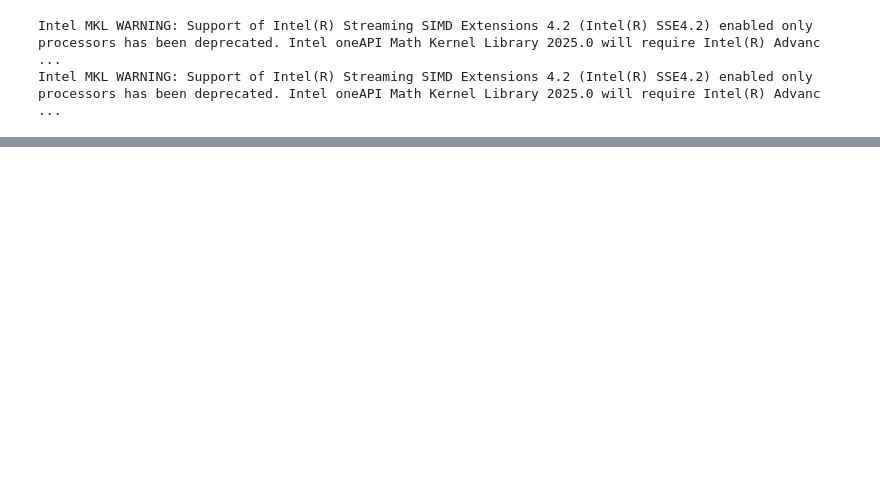
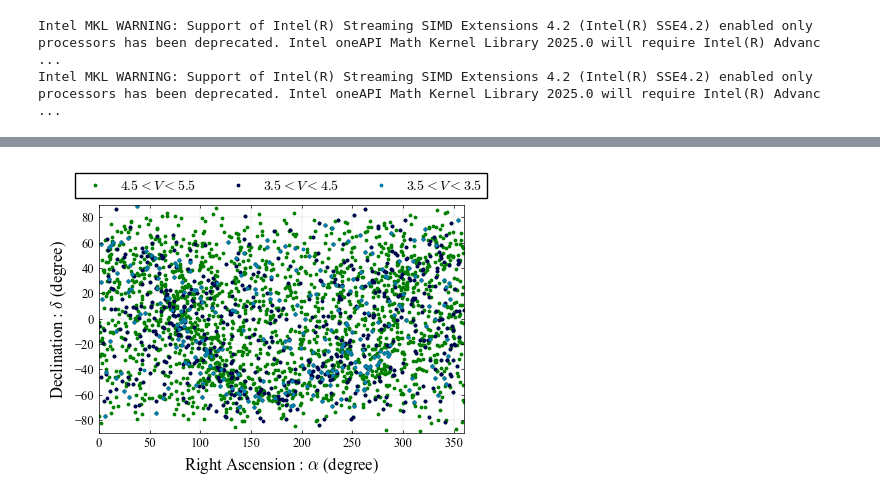
Before and after one commit to NAOE-5thLab/subgraph-isomorphism-based-starID-analysis, a Jupyter notebook: src/JMST2024/observable_stars.ipynb, the cells around one changed output, grey strips where cells are left out. Cells and saved outputs as stored; diff of their text form; code cells hidden in the pictures; blank space fills up the shorter version.

```diff
--- a/src/JMST2024/observable_stars.ipynb
+++ b/src/JMST2024/observable_stars.ipynb
@@ -30,56 +30,57 @@ theta_FOV_list = [5, 10, 20, 40, 80]
 M_lim_list = [3.5, 4.5, 5.5]
 beta_list = [0.0, 0.2, 0.4, 0.6, 0.8]
 # %%
-# # Catalog
-# catalog = YaleStarCatalog(log_dir=log_dir)
-# df_D_C = catalog.get_df()
-# s_vec = equatorial2vec(catalog.get_RA(), catalog.get_DE())
-# df_D_C.loc[:, ("s_X", "s_Y", "s_Z")] = s_vec
+# Catalog
+catalog = YaleStarCatalog(log_dir=log_dir)
+df_D_C = catalog.get_df()
+s_vec = equatorial2vec(catalog.get_RA(), catalog.get_DE())
+df_D_C.loc[:, ("s_X", "s_Y", "s_Z")] = s_vec
 
-# # plot
-# fig = plt.figure(figsize=(4.8, 3), dpi=100)
-# ax = fig.add_subplot(111)
-# s = 0.5
-# #
+# plot
+fig = plt.figure(figsize=(4.8, 3), dpi=100)
+ax = fig.add_subplot(111)
+s = 3
+#
 # lb = 5.5
 # M_lim = 6.5
 # D_DB = StarDatabase(df_D_C)
 # D_DB.filtering_by_visual_magnitude(M_lim)
 # D_DB.filtering_by_multiple_stars(theta_min)
 # D_DB.get_info()
-# kwargs = {"s": s, "color": cmap(3/4), "label": f"$V<{M_lim}$"}
-# ax.scatter(D_DB.get_RA() * 180 / np.pi, D_DB.get_DE() * 180 / np.pi, **kwargs)
-# #
-# lb = 4.5
-# M_lim = 5.5
-# D_DB = StarDatabase(df_D_C)
-# D_DB.filtering_by_visual_magnitude(M_lim)
-# D_DB.filtering_by_multiple_stars(theta_min)
-# D_DB.get_info()
-# kwargs = {"s": s, "color": cmap(2/4), "label": f"$V<{M_lim}$"}
-# ax.scatter(D_DB.get_RA() * 180 / np.pi, D_DB.get_DE() * 180 / np.pi, **kwargs)
-# #
-# lb = 3.5
-# M_lim = 4.5
-# D_DB = StarDatabase(df_D_C)
-# D_DB.filtering_by_visual_magnitude(M_lim)
-# D_DB.filtering_by_multiple_stars(theta_min)
-# D_DB.get_info()
-# kwargs = {"s": s, "color": cmap(1/4), "label": f"$V<{M_lim}$"}
-# ax.scatter(D_DB.get_RA() * 180 / np.pi, D_DB.get_DE() * 180 / np.pi, **kwargs)
-# #
-# M_lim = 3.5
-# D_DB = StarDatabase(df_D_C)
-# D_DB.filtering_by_visual_magnitude(M_lim)
-# D_DB.filtering_by_multiple_stars(theta_min)
-# D_DB.get_info()
 # kwargs = {"s": s, "color": cmap(0/4), "label": f"$V<{M_lim}$"}
 # ax.scatter(D_DB.get_RA() * 180 / np.pi, D_DB.get_DE() * 180 / np.pi, **kwargs)
-# #
-# ax.set_xlabel('Right Ascension (degree)')
-# ax.set_ylabel('Declination (degree)')
-# ax.set_xlim(0, 360)
-# ax.set_ylim(-90, 90)
-# ax.legend(bbox_to_anchor=(0.5, 1.0), loc="lower center", ncol=4)
+#
+lb = 4.5
+M_lim = 5.5
+D_DB = StarDatabase(df_D_C)
+D_DB.filtering_by_visual_magnitude(M_lim)
+D_DB.filtering_by_multiple_stars(theta_min)
+D_DB.get_info()
+kwargs = {"s": s, "color": cmap(0/3), "label": f"${lb}<V<{M_lim}$"}
+ax.scatter(D_DB.get_RA() * 180 / np.pi, D_DB.get_DE() * 180 / np.pi, **kwargs)
+#
+lb = 3.5
+M_lim = 4.5
+D_DB = StarDatabase(df_D_C)
+D_DB.filtering_by_visual_magnitude(M_lim)
+D_DB.filtering_by_multiple_stars(theta_min)
+D_DB.get_info()
+kwargs = {"s": s, "color": cmap(1/3), "label": f"${lb}<V<{M_lim}$"}
+ax.scatter(D_DB.get_RA() * 180 / np.pi, D_DB.get_DE() * 180 / np.pi, **kwargs)
+#
+M_lim = 3.5
+D_DB = StarDatabase(df_D_C)
+D_DB.filtering_by_visual_magnitude(M_lim)
+D_DB.filtering_by_multiple_stars(theta_min)
+D_DB.get_info()
+kwargs = {"s": s, "color": cmap(2/3), "label": f"${lb}<V<{M_lim}$"}
+ax.scatter(D_DB.get_RA() * 180 / np.pi, D_DB.get_DE() * 180 / np.pi, **kwargs)
+#
+ax.set_xlabel('Right Ascension : $\\alpha$ (degree)')
+ax.set_ylabel('Declination : $\\delta$ (degree)')
+ax.set_xlim(0, 360)
+ax.set_ylim(-90, 90)
+ax.legend(bbox_to_anchor=(0.5, 1.0), loc="lower center", ncol=4)
 
-# fig.savefig(f"{log_dir}/star_distribution.pdf", bbox_inches='tight')
+fig.savefig(f"{log_dir}/star_distribution.pdf", bbox_inches='tight')
+# %% [output]
@@ -86,3 +96,4 @@ beta_list = [0.0, 0.2, 0.4, 0.6, 0.8]
+[figure, added]
 # %%
 def line_gene(path):
     with open(path, "r") as f:
```
Also changed, not shown: parts of 6 cells of this notebook, 1 other file.
